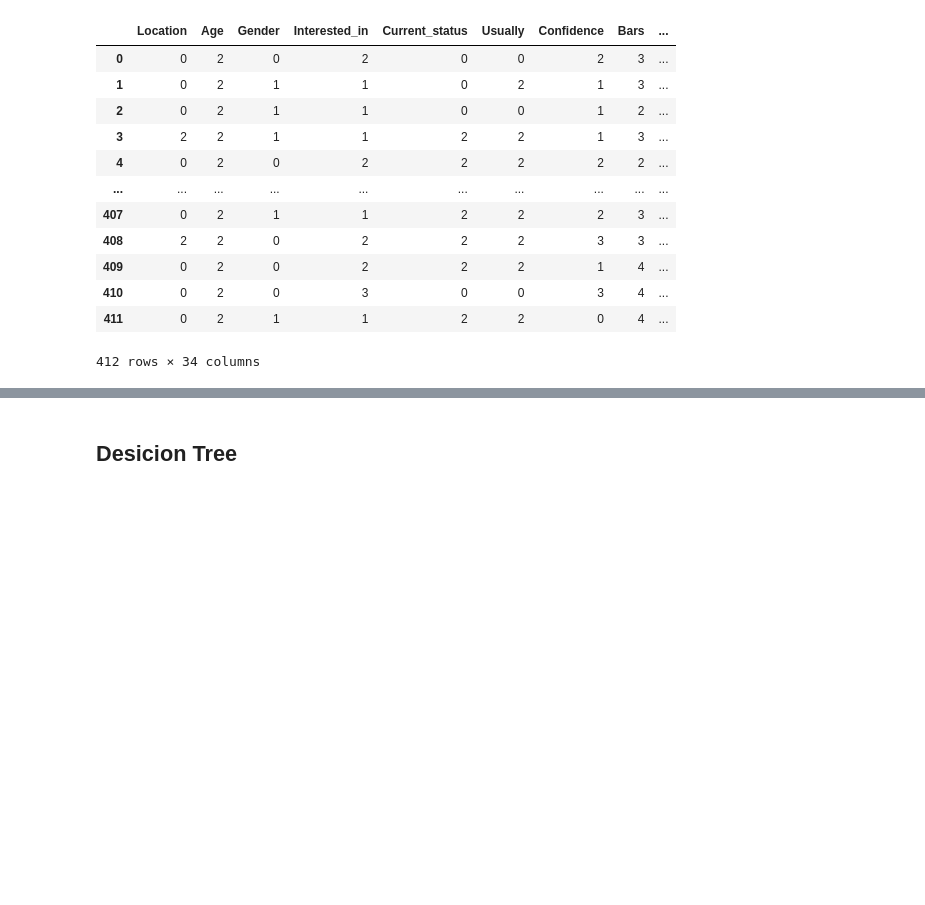
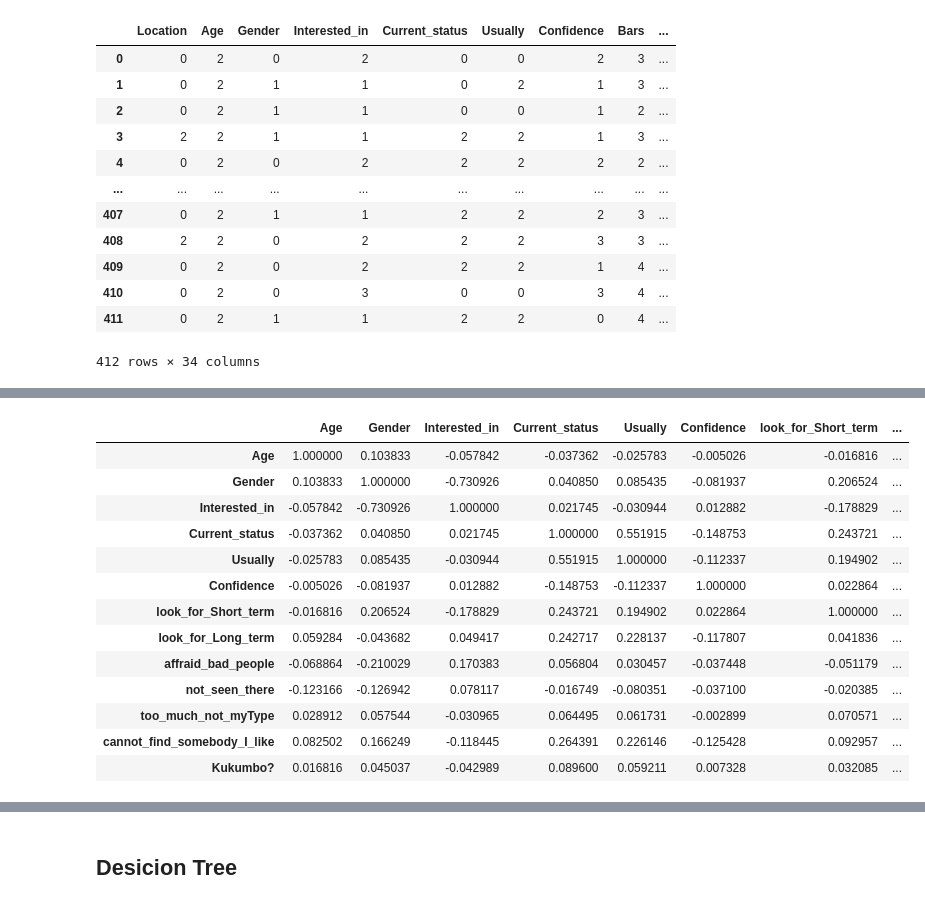
Before and after one commit to golankai/IDC-DS-FinalProject, a Jupyter notebook: DT.ipynb, the cells around one changed output, grey strips where cells are left out. Drawn from its saved outputs; the diff is of its cells as text; code cells hidden in the pictures; blank space fills up the shorter version.

```diff
--- a/DT.ipynb
+++ b/DT.ipynb
@@ -51,0 +83,23 @@ df.describe()
+# %%
+cor_mat_df = df[['Age','Gender','Bars','Social_network','Dating apps','Through_a_friend','Street',
+                 'experience','frequently_use','paid','swipes_are','look_for_Short_term','look_for_Long_term',
+                 'Tinder','Bumble', 'OkCupid', 'Grinder', 'Hinge', 'Atraf', 'Badoo','num_apps',
+                 'use_for_Long_term','use_for_Short_term','use_for_Friends',
+                 'affraid_bad_people','not_seen_there','too_much_not_myType','cannot_find_somebody_I_like','Kukumbo?']]
+corr_matrix = cor_mat_df.corr(method='pearson')
+corr_matrix
+# %% [output]
+|  | Age | Gender | Interested_in | Current_status | Usually | Confidence | look_for_Short_term | ... |
+| Age | 1.000000 | 0.103833 | -0.057842 | -0.037362 | -0.025783 | -0.005026 | -0.016816 | ... |
+| Gender | 0.103833 | 1.000000 | -0.730926 | 0.040850 | 0.085435 | -0.081937 | 0.206524 | ... |
+| Interested_in | -0.057842 | -0.730926 | 1.000000 | 0.021745 | -0.030944 | 0.012882 | -0.178829 | ... |
+| Current_status | -0.037362 | 0.040850 | 0.021745 | 1.000000 | 0.551915 | -0.148753 | 0.243721 | ... |
+| Usually | -0.025783 | 0.085435 | -0.030944 | 0.551915 | 1.000000 | -0.112337 | 0.194902 | ... |
+| Confidence | -0.005026 | -0.081937 | 0.012882 | -0.148753 | -0.112337 | 1.000000 | 0.022864 | ... |
+| look_for_Short_term | -0.016816 | 0.206524 | -0.178829 | 0.243721 | 0.194902 | 0.022864 | 1.000000 | ... |
+| look_for_Long_term | 0.059284 | -0.043682 | 0.049417 | 0.242717 | 0.228137 | -0.117807 | 0.041836 | ... |
+| affraid_bad_people | -0.068864 | -0.210029 | 0.170383 | 0.056804 | 0.030457 | -0.037448 | -0.051179 | ... |
+| not_seen_there | -0.123166 | -0.126942 | 0.078117 | -0.016749 | -0.080351 | -0.037100 | -0.020385 | ... |
+| too_much_not_myType | 0.028912 | 0.057544 | -0.030965 | 0.064495 | 0.061731 | -0.002899 | 0.070571 | ... |
+| cannot_find_somebody_I_like | 0.082502 | 0.166249 | -0.118445 | 0.264391 | 0.226146 | -0.125428 | 0.092957 | ... |
+| Kukumbo? | 0.016816 | 0.045037 | -0.042989 | 0.089600 | 0.059211 | 0.007328 | 0.032085 | ... |
```
Also changed, not shown: parts of 5 cells of this notebook, 1 other file.
